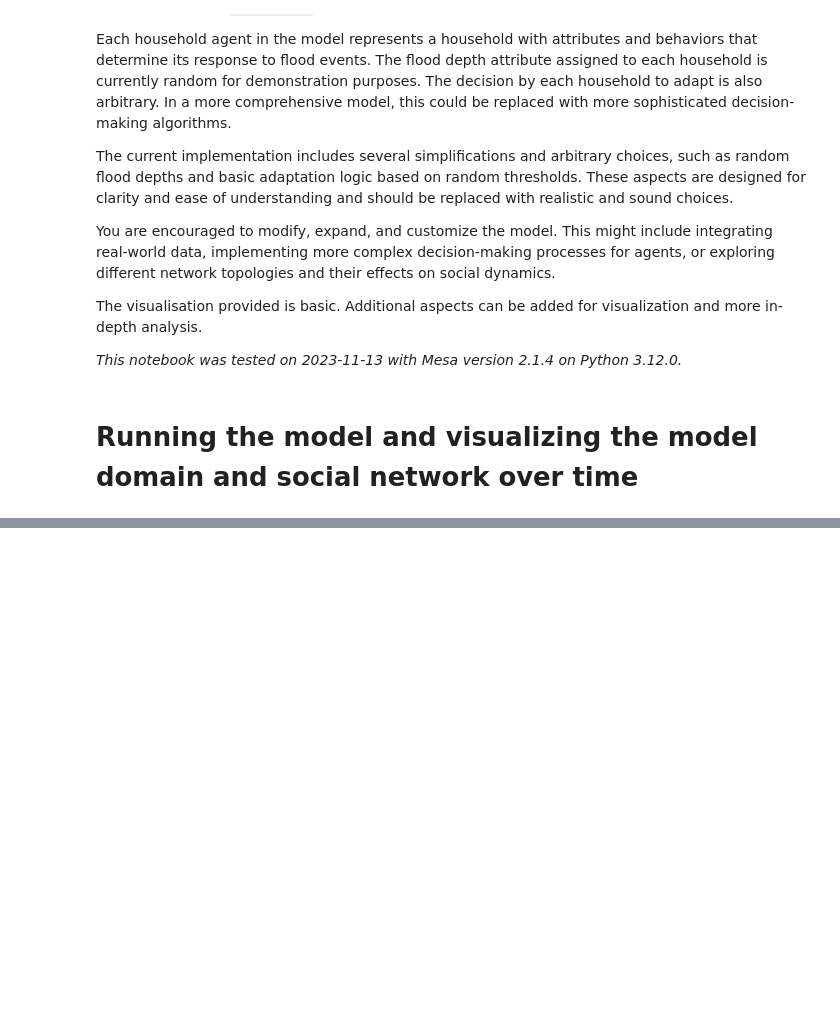
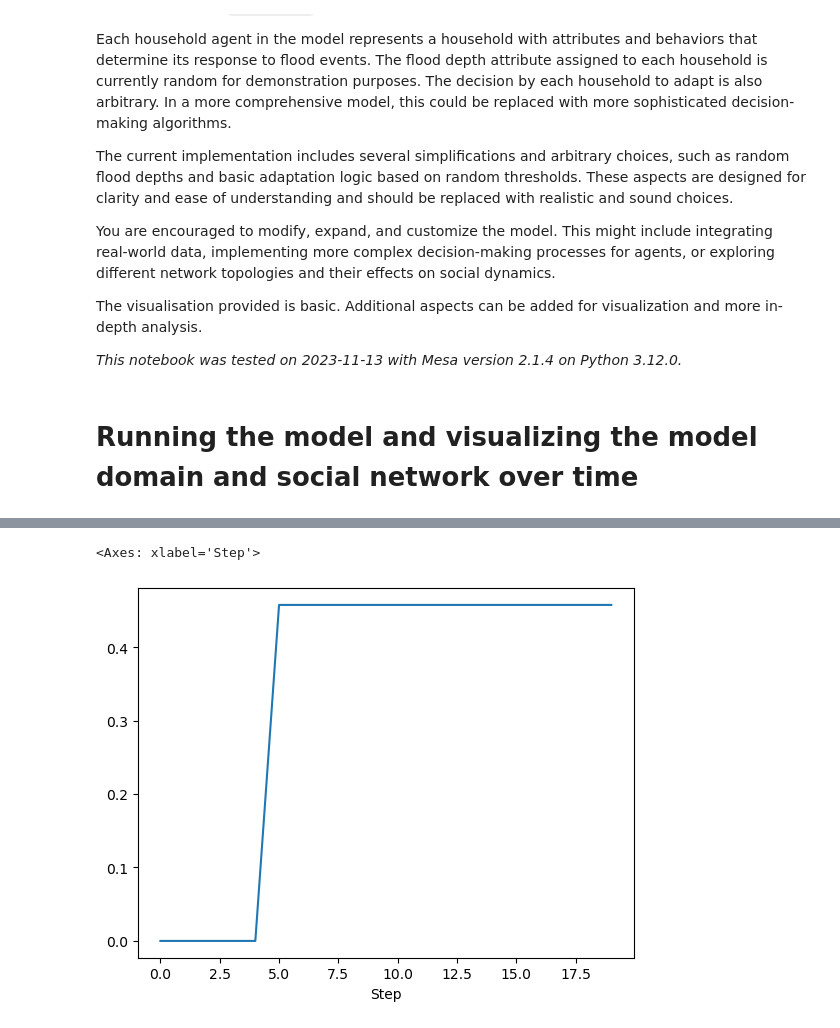
Before and after one commit to thomaslautenb/ABM, a Jupyter notebook: base_model_group1/base_model_mesa/model/demo.ipynb, the cells around one changed output, grey strips where cells are left out. Cells and saved outputs as stored; diff of their text form; code cells hidden in the pictures; blank space fills up the shorter version.

```diff
--- a/base_model_group1/base_model_mesa/model/demo.ipynb
+++ b/base_model_group1/base_model_mesa/model/demo.ipynb
@@ -107,0 +146,6 @@ agent_data.iloc[-50:-1]['Self_Adaption'].hist()
+# %%
+agent_data.groupby(by='Step')['FloodDamageActual'].mean().plot()
+#agent_data.groupby(by='Step')['A].mean().plot()
+# %% [output]
+<Axes: xlabel='Step'>
+[figure, added]
```
Also changed, not shown: parts of 12 cells of this notebook, 2 other files.
